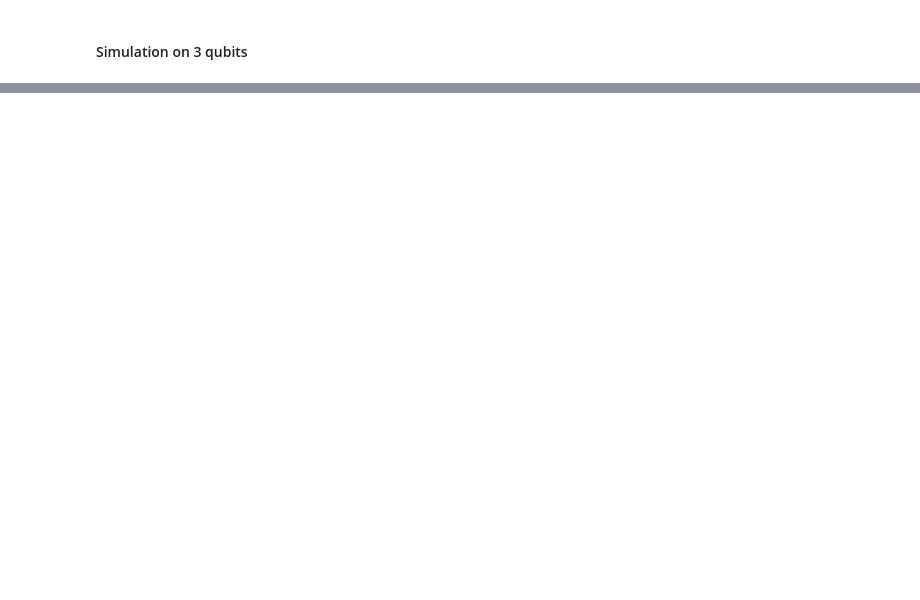
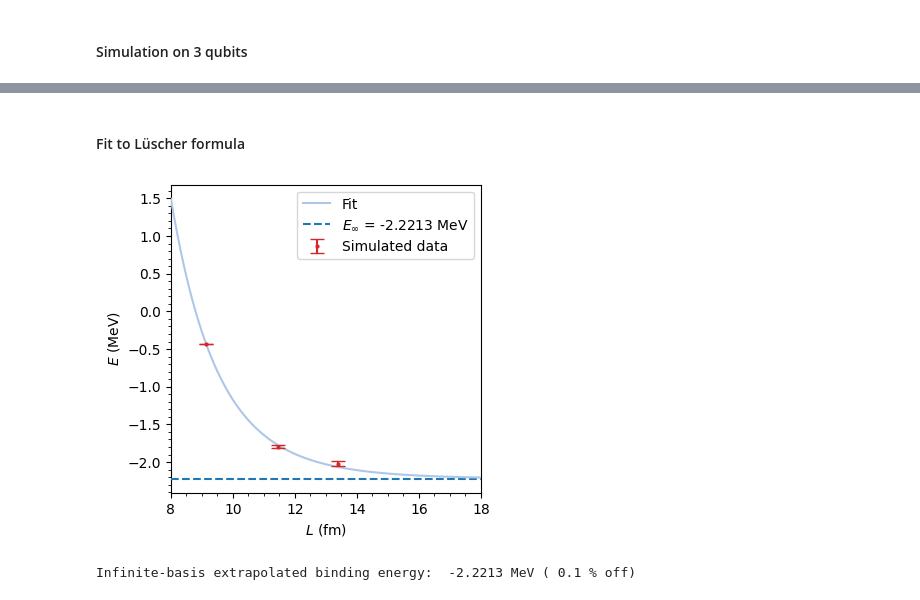
Before and after one commit to diegoscantam/2qubits, a Jupyter notebook: deuteron.ipynb, the cells around one changed output, grey strips where cells are left out. Cells and saved outputs as stored; diff of their text form; code cells hidden in the pictures; blank space fills up the shorter version.

```diff
--- a/deuteron.ipynb
+++ b/deuteron.ipynb
@@ -540,0 +557,43 @@ N=3 binding energy:  -2.0856  +-  0.0707  MeV
+# %% [markdown]
+#### Fit to Lüscher formula
+# %%
+# List of trial energies
+E_data = np.array([E_1_ex, E_2, E_3])
+dE_data = np.array([0.001, dE_2, dE_3])
+# Effective hard-wall radius for N=1, N=2 & N=3
+L = np.array([9.14, 11.45, 13.38])  # fm
+
+# Harmonic oscillator variant of Lüscher formula
+#   k: bound state momentum fm^(-1)
+#   gamma: asymptotic normalization coefficient fm^(-1/2)
+def luscher(l, k, gamma):
+    return -(hbar_c*hbar_c*k*k/(2*mu))*(1 - 2*gamma*gamma*np.exp(-2*k*l)/k - 4*(gamma**4)*l*np.exp(-4*k*l)/k)
+            #hbar_c*hbar_c*k*gamma*gamma*(1- gamma*gamma/k - (gamma**4)/(4*k*k) + 2*w*k*(gamma**4))*np.exp(-4*k*l)/mu
+
+# Fit to k and gamma
+[k, gamma], cov = curve_fit(luscher, L, E_data, sigma = dE_data)
+
+# Fit plot
+E_exact = -2.22 #MeV
+ll = np.arange(8,18.0001,0.1)
+lbl = '$E_\infty$ = ' + str(round(-hbar_c*hbar_c*k*k/(2*mu),4)) + ' MeV'
+lbl1 = 'Simulated data'
+cmap = plt.get_cmap('tab20')
+w = 4
+h = 4
+plt.figure(figsize=(w,h))
+plt.errorbar(L, E_data, dE_data, color = cmap(6),fmt="o", ms=2, capsize = 5, zorder=5, linestyle = 'none',label = lbl1)
+plt.plot(ll, luscher(ll, k, gamma), color = cmap(1), zorder= 4, label= 'Fit')
+plt.plot(ll, -hbar_c*hbar_c*k*k/(2*mu)*np.ones(len(ll)), '--', color = cmap(0), zorder = 3, label = lbl)
+plt.legend()
+plt.xlim(ll.min(), ll.max())
+plt.minorticks_on()
+plt.xlabel('$L$ (fm)')
+plt.ylabel('$E$ (MeV)')
+plt.show()
+# Results
+E_gs_0 = -hbar_c*hbar_c*k*k/(2*mu)
+print('Infinite-basis extrapolated binding energy: ', round(E_gs_0,4), 'MeV (', round(np.abs(100*(E_exact -E_gs_0)/E_exact),1),'% off)' )
+# %% [output]
+[figure, added]
+Infinite-basis extrapolated binding energy:  -2.2213 MeV ( 0.1 % off)
```
Also changed, not shown: parts of 5 cells of this notebook, 4 other files.
